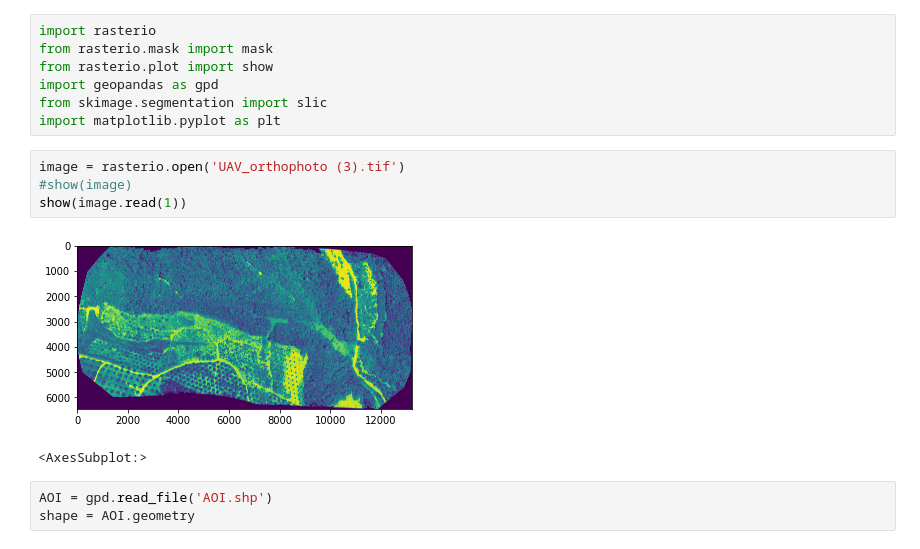
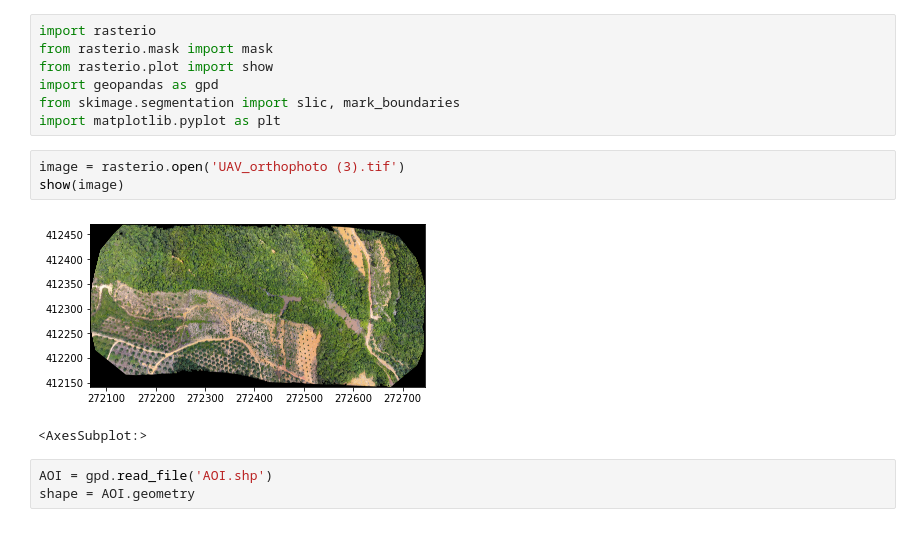
Before and after one commit to dwhew/MAP---OBIA, a Jupyter notebook: OBIA.ipynb, the cells around one changed output. Drawn from its saved outputs; the diff is of its cells as text.

```diff
--- a/OBIA.ipynb
+++ b/OBIA.ipynb
@@ -3,14 +3,13 @@ import rasterio
 from rasterio.mask import mask
 from rasterio.plot import show
 import geopandas as gpd
-from skimage.segmentation import slic
+from skimage.segmentation import slic, mark_boundaries
 import matplotlib.pyplot as plt
 # %%
 image = rasterio.open('UAV_orthophoto (3).tif')
-#show(image)
-show(image.read(1))
+show(image)
 # %% [output]
-[figure, old version]
+[figure, new version]
 <AxesSubplot:>
 # %%
 AOI = gpd.read_file('AOI.shp')
```
Also changed, not shown: parts of 7 cells of this notebook.
